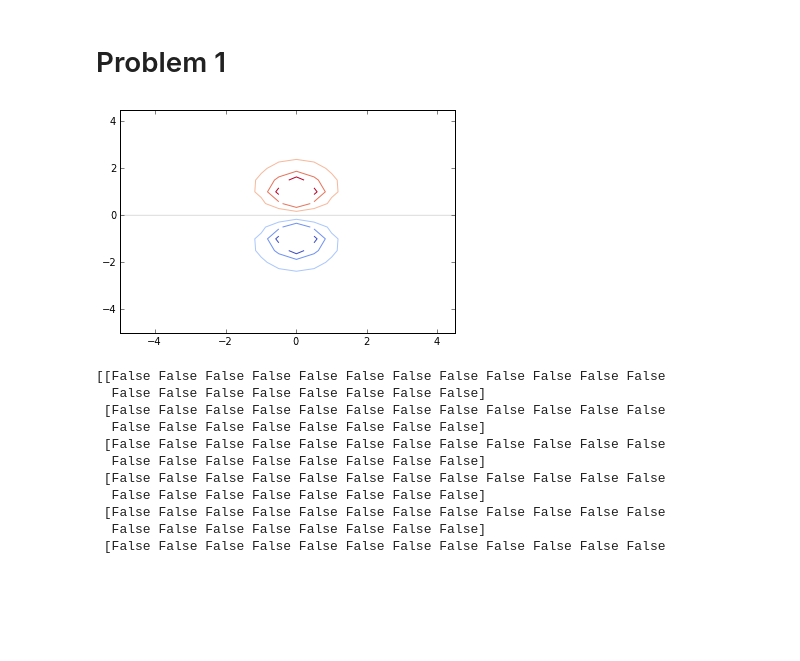
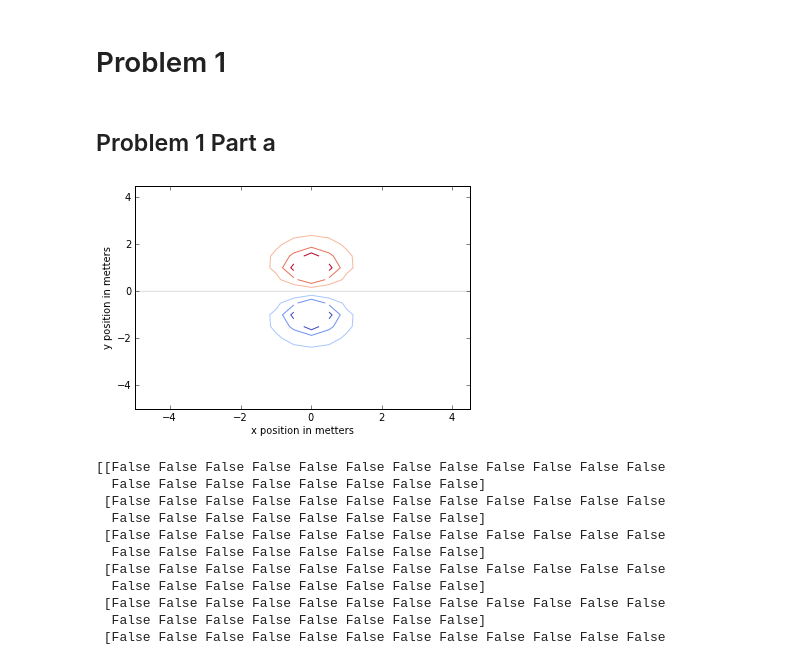
Before and after one commit to mmille60/PHYS202-SP2013, a Jupyter notebook: Week4/InterpAndDiffEx3.ipynb, the cells around one changed output. Saved outputs shown, nothing was run; the diff lists cells and outputs as text; code cells hidden in the pictures; blank space fills up the shorter version.

```diff
--- a/Week4/InterpAndDiffEx3.ipynb
+++ b/Week4/InterpAndDiffEx3.ipynb
@@ -1,14 +1,19 @@
 # %% [markdown]
 Problem 1
 ===
+# %% [markdown]
+Problem 1 Part a
+--
 # %%
 from Electrostatics import *
 x,y = meshgrid(arange(-5,5,0.5),arange(-5,5,0.5))
 Vdipole = dipolePotential(x,y,1e-9,2.);
 contour(x,y,Vdipole,cmap=cm.coolwarm)
+xlabel("x position in metters")
+ylabel("y position in metters")
 show()
 # %% [output]
-[figure, old version]
+[figure, new version]
 # %%
 mask = y==0
 print mask
```
Also changed, not shown: parts of 41 cells of this notebook, 1 other file.
